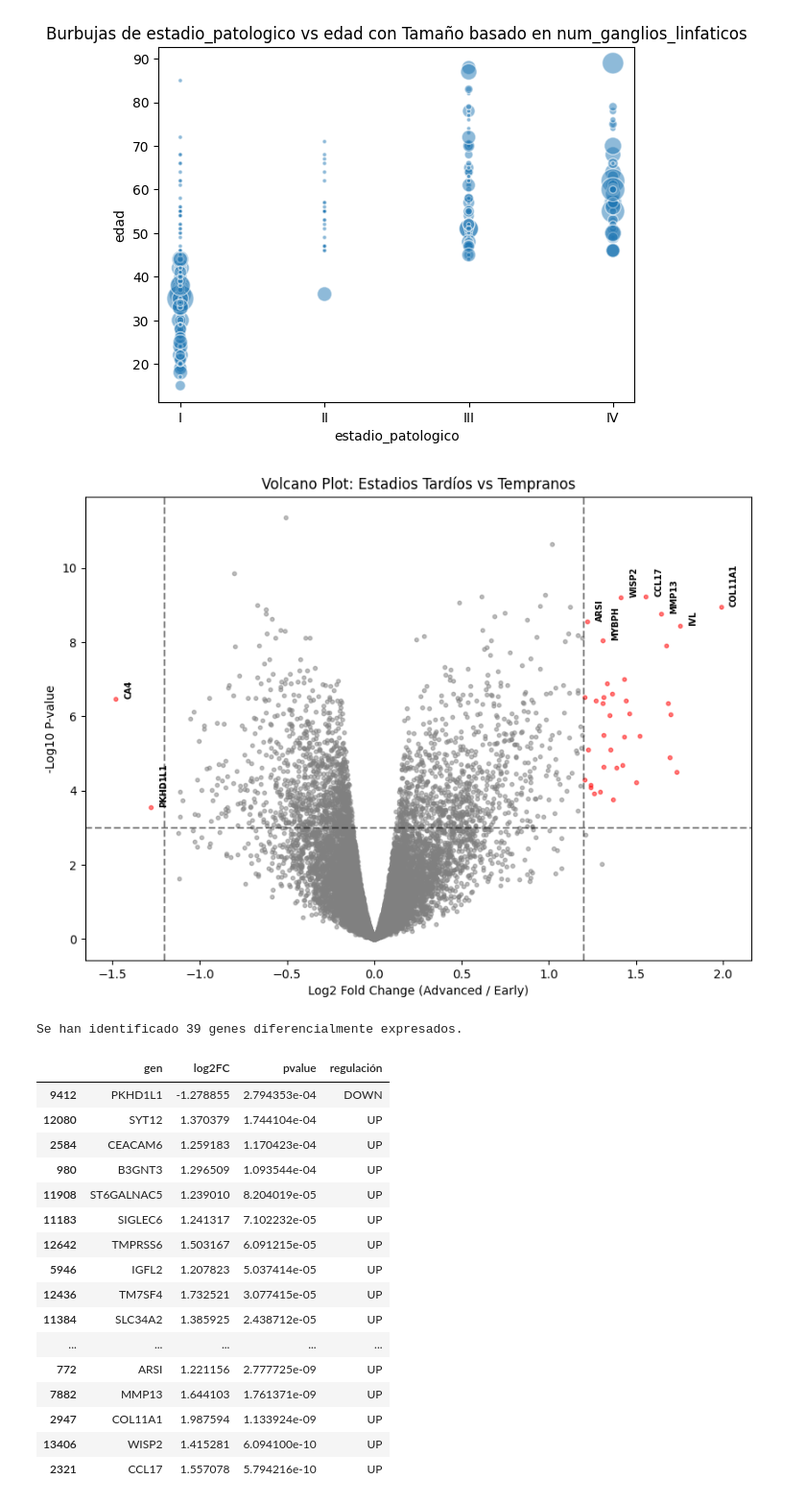
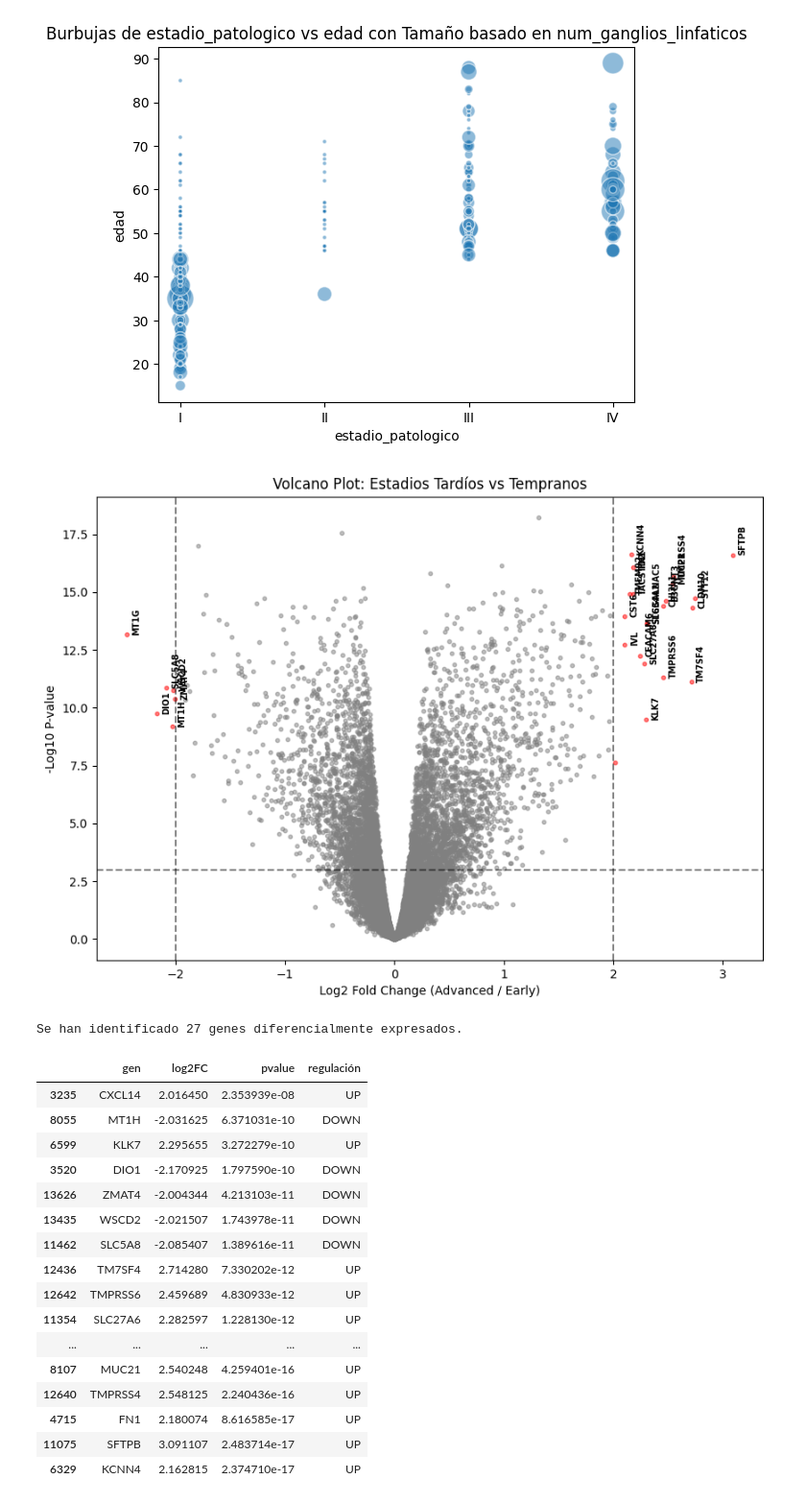
Before and after one commit to lolabarrios/Proyect_Break_EDA, a Jupyter notebook: codigo_EDA.ipynb, the cells around one changed output. Shown at 96% size. Drawn from its saved outputs; the diff is of its cells as text; code cells hidden in the pictures.

```diff
--- a/codigo_EDA.ipynb
+++ b/codigo_EDA.ipynb
@@ -861,6 +863,7 @@ df_clinical['perfil_ganglionar'] = pd.Categorical(
     categories=['0 (Sin afectación)', '1-5 (Afectación Baja)', '>5 (Enfermedad Agresiva)', 'Desconocido'],
     ordered=True
 )
+df_combined['perfil_ganglionar']=df_clinical['perfil_ganglionar'].copy()
 # Además, lo añadiremos a columnas_cat
 columnas_cat.append(df_clinical['perfil_ganglionar'])
 
@@ -1364,11 +1367,35 @@ df_volcano = pd.DataFrame(results)
 
 # 3. Transformar p-valor a -log10 para el eje Y
 df_volcano['neg_log10_p'] = -np.log10(df_volcano['pvalue'])
+# %%
+# 1. Separar los datos de expresión por estadio_N
+early_exp = df_rna.loc[df_combined[df_clinical['estadio_N'] == 'n0'].index]
+late_exp = df_rna.loc[df_combined[df_clinical['estadio_N'] == 'n1'].index]
+
+# 2. Calcular Log2 Fold Change y P-valor para cada gen
+results = []
+for gen in df_rna.columns:
+    # Media del grupo avanzado - Media del grupo temprano (en log2 es una resta)
+    log2FC = late_exp[gen].mean() - early_exp[gen].mean()
+
+    # Test t para ver si la diferencia es significativa
+    t_stat, p_val = ttest_ind(late_exp[gen], early_exp[gen], nan_policy='omit')
+
+    results.append({'gen': gen, 'log2FC': log2FC, 'pvalue': p_val})
+
+df_volcano = pd.DataFrame(results)
+
+# 3. Transformar p-valor a -log10 para el eje Y
+df_volcano['neg_log10_p'] = -np.log10(df_volcano['pvalue'])
+
+#Inciso, no hemos vuelto a copiar el código del volcano plot, porque sino tarda mucho en que todo el código se ejecute, para que se cree uno u otro
+#volcano plot hay que poner uno de los dos códigos (este o el de arriba) entero como comentario. Además, para el volcano de arriba el umbral es 1.2 y
+#para este 1.5, hay que tenerlo en cuenta tanto para la figura como para la tabla.
 # %%
 plt.figure(figsize=(10, 7))
 # Definir umbrales (Significancia: p < 0.05 | Magnitud: |log2FC| > 1)
 p_threshold = -np.log10(0.001)
-fc_threshold = 1.2
+fc_threshold = 2
 
 # Colorear según significancia
 for i, row in df_volcano.iterrows():
@@ -1395,48 +1422,48 @@ plt.xlabel('Log2 Fold Change (Advanced / Early)')
 plt.ylabel('-Log10 P-value')
 plt.show()
 # %% [output]
-[figure, old version]
+[figure, new version]
 # %%
 # Ahora guardamos en un nuevo DataFrame el nombre de los genes que estan diferencialmente expresados en el volcano plot
 # Definimos los umbrales (usando los mismos de la gráfica)
 p_threshold = 0.001
-log2fc_threshold = 1.2
+log2fc_threshold = 2
 
 # Filtramos los genes significativos
 # Genes sobre-expresados (derecha) y sub-expresados (izquierda)
 df_sig = df_volcano[(df_volcano['pvalue'] < p_threshold) &
                     (df_volcano['log2FC'].abs() > log2fc_threshold)].copy()
 
 # Añadimos una columna para indicar si suben o bajan en estadios avanzados
 df_sig['regulación'] = df_sig['log2FC'].apply(lambda x: 'UP' if x > 0 else 'DOWN')
 
 # Ordenamos por significancia estadística:
 df_sig = df_sig.sort_values('pvalue', ascending=False)
 
 # Guardamos/Mostramos el nuevo DataFrame
 pd.set_option('display.max_rows', 39)
 df_genes_diferenciales = df_sig[['gen', 'log2FC', 'pvalue', 'regulación']]
 print(f"Se han identificado {len(df_genes_diferenciales)} genes diferencialmente expresados.")
 display(df_genes_diferenciales)
 # %% [output]
-Se han identificado 39 genes diferencialmente expresados.
+Se han identificado 27 genes diferencialmente expresados.
 |  | gen | log2FC | pvalue | regulación |
-| 9412 | PKHD1L1 | -1.278855 | 2.794353e-04 | DOWN |
-| 12080 | SYT12 | 1.370379 | 1.744104e-04 | UP |
-| 2584 | CEACAM6 | 1.259183 | 1.170423e-04 | UP |
-| 980 | B3GNT3 | 1.296509 | 1.093544e-04 | UP |
-| 11908 | ST6GALNAC5 | 1.239010 | 8.204019e-05 | UP |
-| 11183 | SIGLEC6 | 1.241317 | 7.102232e-05 | UP |
-| 12642 | TMPRSS6 | 1.503167 | 6.091215e-05 | UP |
-| 5946 | IGFL2 | 1.207823 | 5.037414e-05 | UP |
-| 12436 | TM7SF4 | 1.732521 | 3.077415e-05 | UP |
-| 11384 | SLC34A2 | 1.385925 | 2.438712e-05 | UP |
+| 3235 | CXCL14 | 2.016450 | 2.353939e-08 | UP |
+| 8055 | MT1H | -2.031625 | 6.371031e-10 | DOWN |
+| 6599 | KLK7 | 2.295655 | 3.272279e-10 | UP |
+| 3520 | DIO1 | -2.170925 | 1.797590e-10 | DOWN |
+| 13626 | ZMAT4 | -2.004344 | 4.213103e-11 | DOWN |
+| 13435 | WSCD2 | -2.021507 | 1.743978e-11 | DOWN |
+| 11462 | SLC5A8 | -2.085407 | 1.389616e-11 | DOWN |
+| 12436 | TM7SF4 | 2.714280 | 7.330202e-12 | UP |
+| 12642 | TMPRSS6 | 2.459689 | 4.830933e-12 | UP |
+| 11354 | SLC27A6 | 2.282597 | 1.228130e-12 | UP |
 | ... | ... | ... | ... | ... |
-| 772 | ARSI | 1.221156 | 2.777725e-09 | UP |
-| 7882 | MMP13 | 1.644103 | 1.761371e-09 | UP |
-| 2947 | COL11A1 | 1.987594 | 1.133924e-09 | UP |
-| 13406 | WISP2 | 1.415281 | 6.094100e-10 | UP |
-| 2321 | CCL17 | 1.557078 | 5.794216e-10 | UP |
+| 8107 | MUC21 | 2.540248 | 4.259401e-16 | UP |
+| 12640 | TMPRSS4 | 2.548125 | 2.240436e-16 | UP |
+| 4715 | FN1 | 2.180074 | 8.616585e-17 | UP |
+| 11075 | SFTPB | 3.091107 | 2.483714e-17 | UP |
+| 6329 | KCNN4 | 2.162815 | 2.374710e-17 | UP |
 # %%
 # En función del estadio patológico (agrupado):
 # Nos estaba dando problemas de multiindex, la solucion:
```
Also changed, not shown: parts of 10 cells of this notebook.
